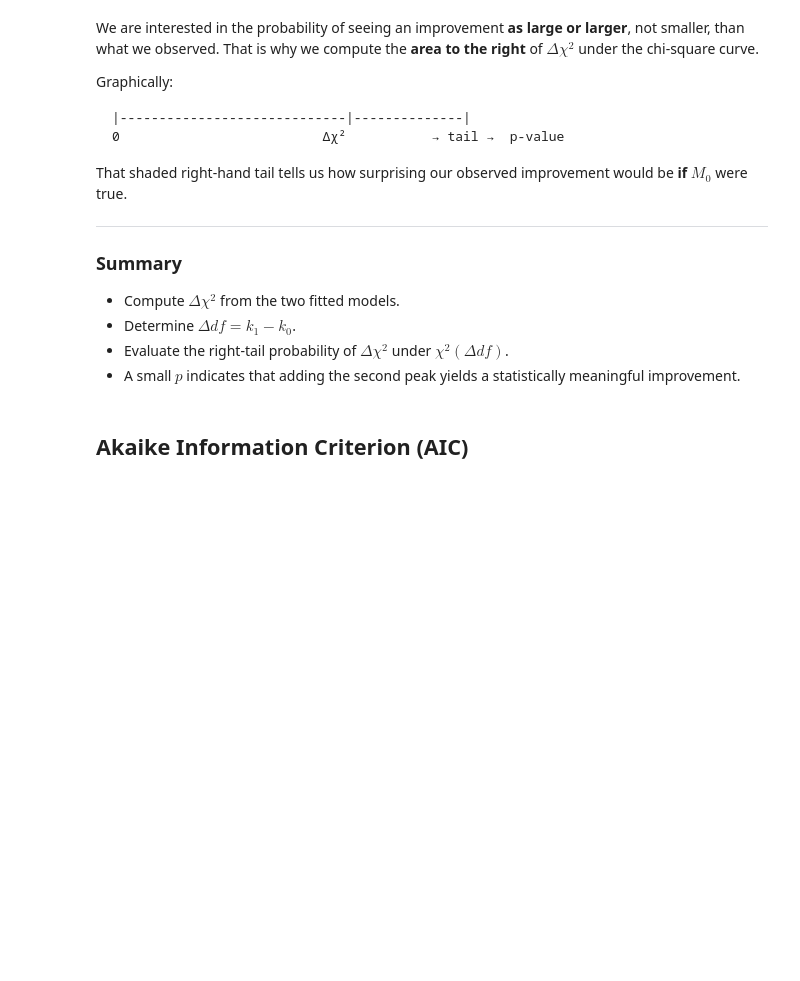
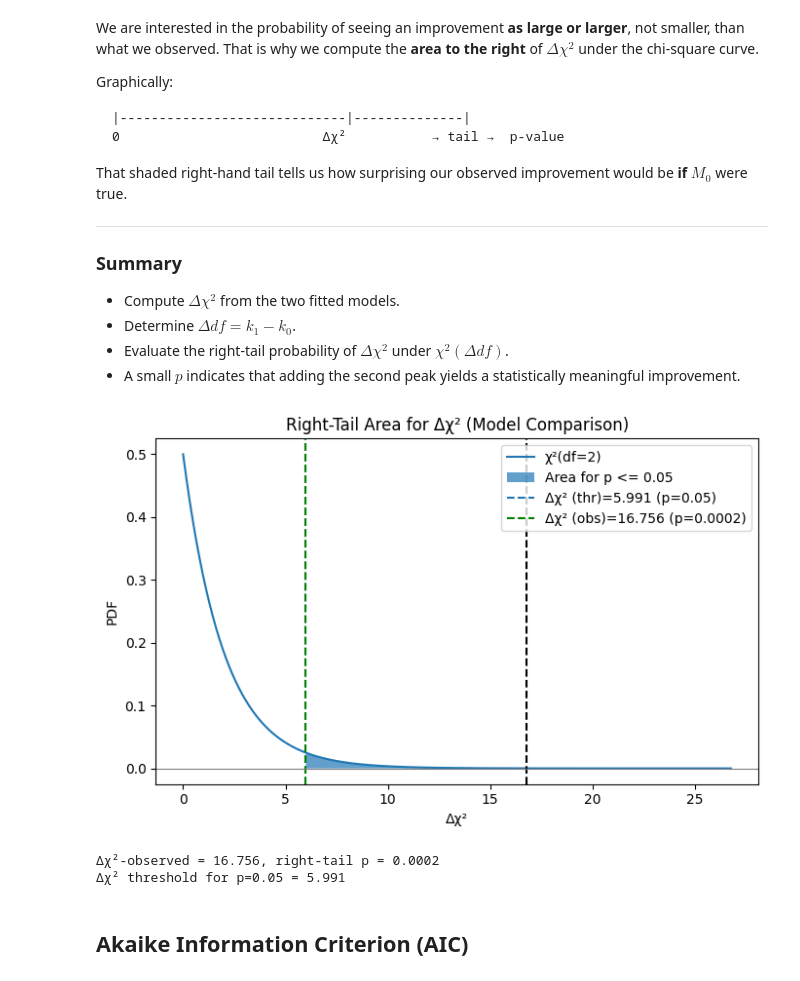
Before and after one commit to MatSci495/Lectures, a Jupyter notebook: OnePeakOrTwo.ipynb, the cells around one changed output. Drawn from its saved outputs; the diff is of its cells as text; code cells hidden in the pictures; blank space fills up the shorter version.

```diff
--- a/OnePeakOrTwo.ipynb
+++ b/OnePeakOrTwo.ipynb
@@ -688,6 +688,61 @@ That shaded right-hand tail tells us how surprising our observed improvement wou
 - Determine $\Delta df = k_1 - k_0$.
 - Evaluate the right-tail probability of $\Delta\chi^2$ under $\chi^2(\Delta df)$.
 - A small $p$ indicates that adding the second peak yields a statistically meaningful improvement.
+# %%
+import numpy as np
+import matplotlib.pyplot as plt
+from scipy.stats import chi2
+
+def shade_right_tail(ax, x, pdf_vals, x0, alpha=0.05):
+    """Shade the right-tail area x >= x0 under the given curve."""
+    mask = x >= x0
+    ax.fill_between(x[mask], pdf_vals[mask], 0.0, alpha=alpha)
+    ax.axvline(x0, linestyle="--")
+
+# Parameters for the chi-squared plot for model comparison
+nu_model_comp = 2  # Degrees of freedom for delta chi-squared
+chi2_obs_model_comp = 16.756  # Observed delta chi-squared
+alpha_model_comp = 0.05
+
+# Calculate the delta chi-squared threshold for alpha = 0.05
+delta_chi2_threshold = chi2.isf(alpha_model_comp, df=nu_model_comp)
+
+# Domain for the chi-squared plot
+# We need a range that includes the observed chi-squared value and extends into the tail
+x_model_comp = np.linspace(0, chi2_obs_model_comp + 10, 1000) # Adjust range as needed
+
+pdf_chi2_model_comp = chi2.pdf(x_model_comp, df=nu_model_comp)
+p_chi2_model_comp = chi2.sf(chi2_obs_model_comp, df=nu_model_comp)
+
+fig, ax = plt.subplots(figsize=(7, 4.5))
+ax.plot(x_model_comp, pdf_chi2_model_comp, label=f"χ²(df={nu_model_comp})")
+# Shade the area to the right of the threshold
+shade_right_tail(ax, x_model_comp, pdf_chi2_model_comp, delta_chi2_threshold, alpha=0.7) # Increased alpha for darker shading
+
+# Add the vertical line for the delta chi-squared threshold
+ax.axvline(delta_chi2_threshold, linestyle="--", color='green', label=f"Δχ² (thr)={delta_chi2_threshold:.3f} (p=0.05)")
+
+# Add the vertical line for the observed delta chi-squared
+ax.axvline(chi2_obs_model_comp, linestyle="--", color='black', label=f"Δχ² (obs)={chi2_obs_model_comp:.3f} (p={p_chi2_model_comp:.4f})")
+
+
+# Add a grey line at y=0
+ax.axhline(0, color='grey', linewidth=0.8)
+
+ax.set_xlabel("Δχ²")
+ax.set_ylabel("PDF")
+ax.set_title("Right-Tail Area for Δχ² (Model Comparison)")
+# Update the legend to include the threshold line and observed chi-squared
+ax.legend([f"χ²(df={nu_model_comp})", f"Area for p <= {alpha_model_comp}", f"Δχ² (thr)={delta_chi2_threshold:.3f} (p=0.05)", f"Δχ² (obs)={chi2_obs_model_comp:.3f} (p={p_chi2_model_comp:.4f})"])
+plt.tight_layout()
+plt.show()
+
+print(f"Δχ²-observed = {chi2_obs_model_comp:.3f}, right-tail p = {p_chi2_model_comp:.4f}")
+print(f"Δχ² threshold for p=0.05 = {delta_chi2_threshold:.3f}")
+# %% [output]
+[figure, added]
+Δχ²-observed = 16.756, right-tail p = 0.0002
+Δχ² threshold for p=0.05 = 5.991
 # %% [markdown]
 ## Akaike Information Criterion (AIC)
 # %% [markdown]
```
